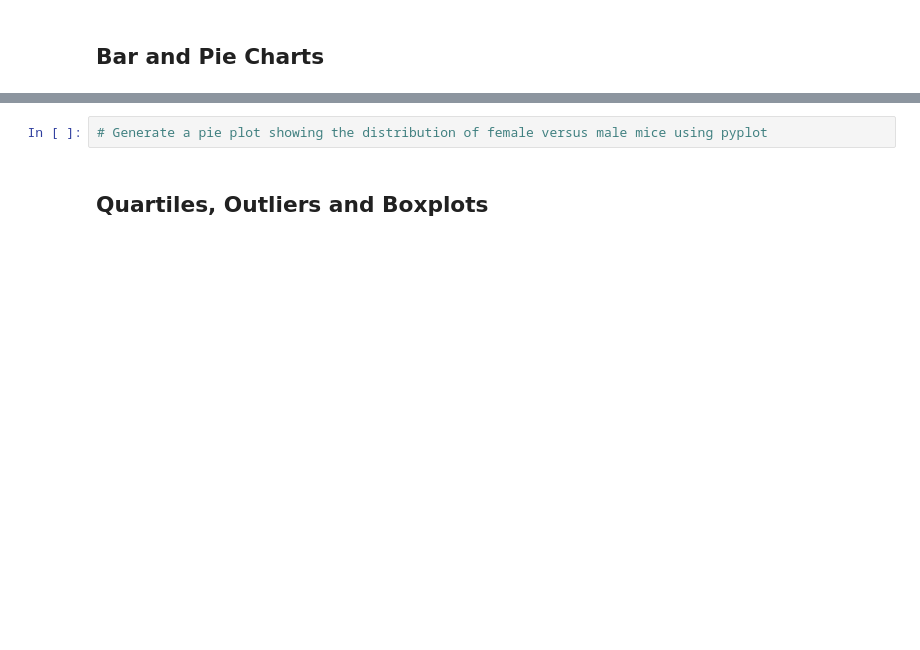
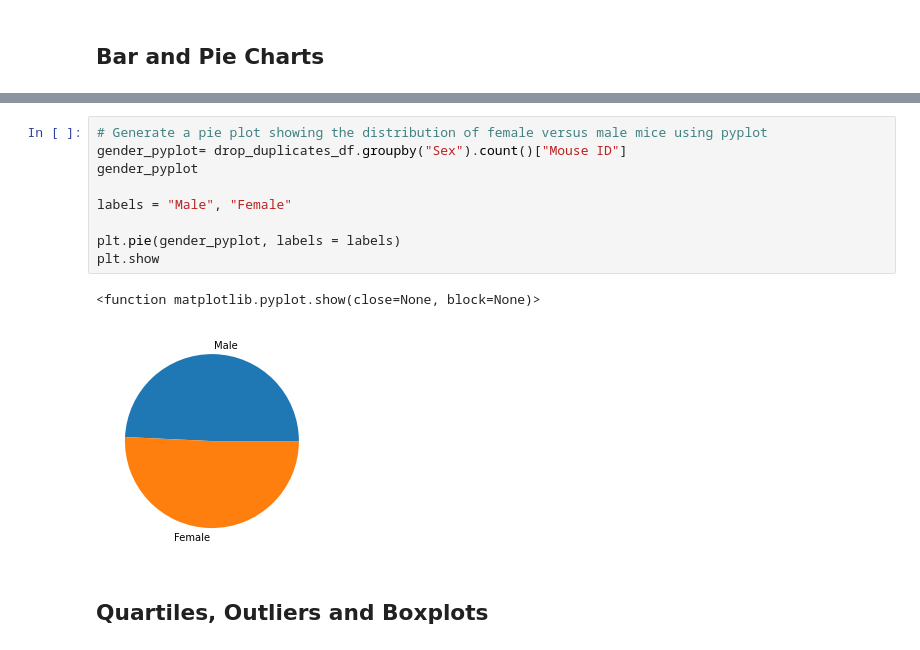
Before and after one commit to morehe11/Matplotlib_HW, a Jupyter notebook: Pymaceuticals/pymaceuticals_starter.ipynb, the cells around one changed output, grey strips where cells are left out. Saved outputs shown, nothing was run; the diff lists cells and outputs as text; blank space fills up the shorter version.

```diff
--- a/Pymaceuticals/pymaceuticals_starter.ipynb
+++ b/Pymaceuticals/pymaceuticals_starter.ipynb
@@ -167,5 +193,15 @@ agg_summary
 # %%
 # Generate a pie plot showing the distribution of female versus male mice using pyplot
+gender_pyplot= drop_duplicates_df.groupby("Sex").count()["Mouse ID"]
+gender_pyplot
+
+labels = "Male", "Female"
+
+plt.pie(gender_pyplot, labels = labels)
+plt.show
+# %% [output]
+<function matplotlib.pyplot.show(close=None, block=None)>
+[figure, added]
 # %% [markdown]
 ## Quartiles, Outliers and Boxplots
 # %%
```
Also changed, not shown: parts of 5 cells of this notebook.
